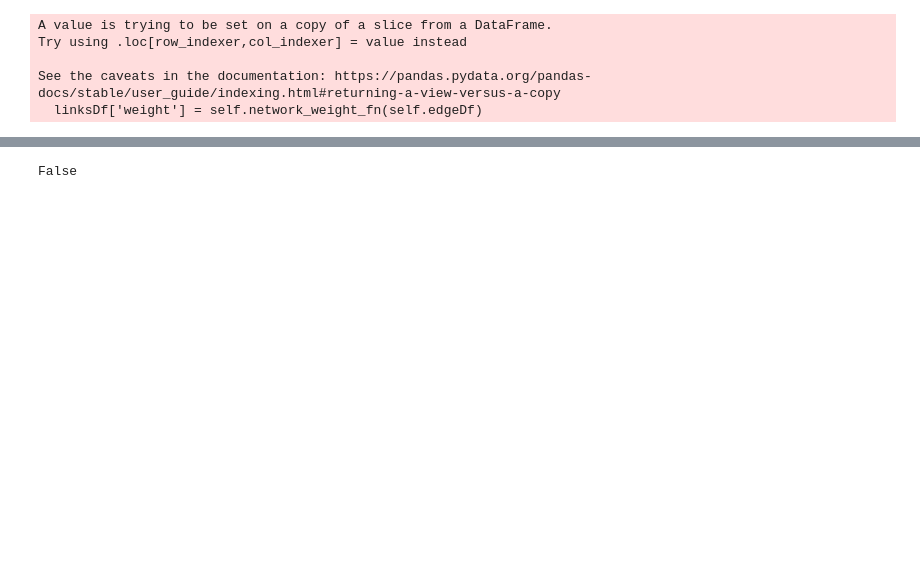
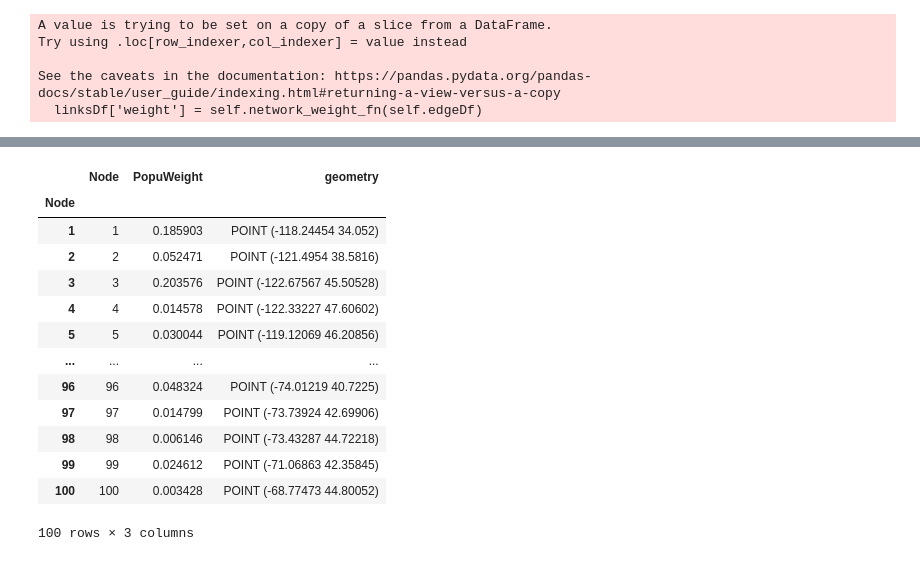
Before and after one commit to UMD-CTSM/network_flow_assignment, a Jupyter notebook: src/network_comparison.ipynb, the cells around one changed output, grey strips where cells are left out. Drawn from its saved outputs; the diff is of its cells as text; code cells hidden in the pictures; blank space fills up the shorter version.

```diff
--- a/src/network_comparison.ipynb
+++ b/src/network_comparison.ipynb
@@ -362,6 +401,19 @@ connectivity(agg_nodes, agg_links)
-# %%
-np.nan > 0
-# %% [output]
-False
+# %%
+agg_nodes
+# %% [output]
+|  | Node | PopuWeight | geometry |
+| Node |  |  |  |
+| 1 | 1 | 0.185903 | POINT (-118.24454 34.052) |
+| 2 | 2 | 0.052471 | POINT (-121.4954 38.5816) |
+| 3 | 3 | 0.203576 | POINT (-122.67567 45.50528) |
+| 4 | 4 | 0.014578 | POINT (-122.33227 47.60602) |
+| 5 | 5 | 0.030044 | POINT (-119.12069 46.20856) |
+| ... | ... | ... | ... |
+| 96 | 96 | 0.048324 | POINT (-74.01219 40.7225) |
+| 97 | 97 | 0.014799 | POINT (-73.73924 42.69906) |
+| 98 | 98 | 0.006146 | POINT (-73.43287 44.72218) |
+| 99 | 99 | 0.024612 | POINT (-71.06863 42.35845) |
+| 100 | 100 | 0.003428 | POINT (-68.77473 44.80052) |
+100 rows × 3 columns
 # %%
 m = faf_links.explore(color='red')
```
Also changed, not shown: parts of 10 cells of this notebook, 20 other files.
